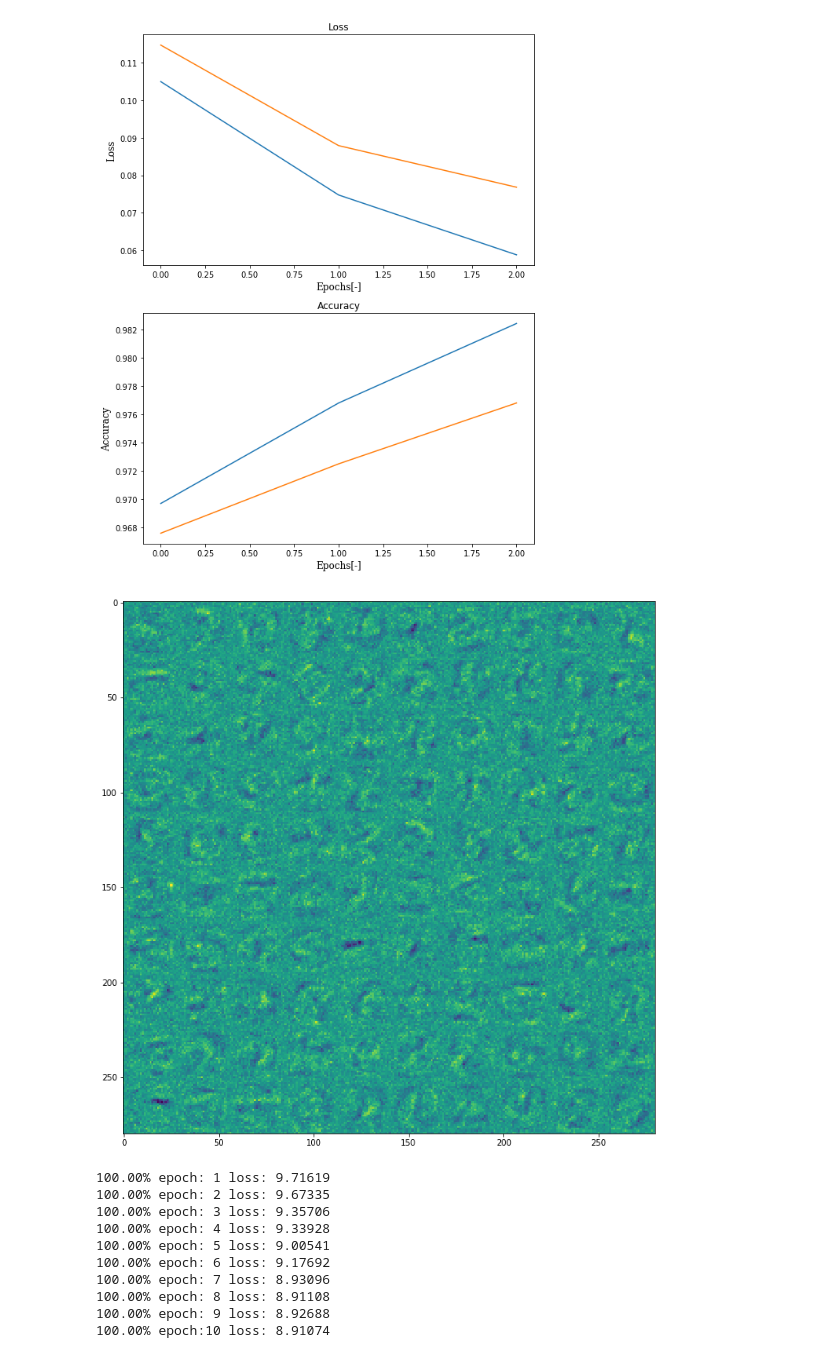
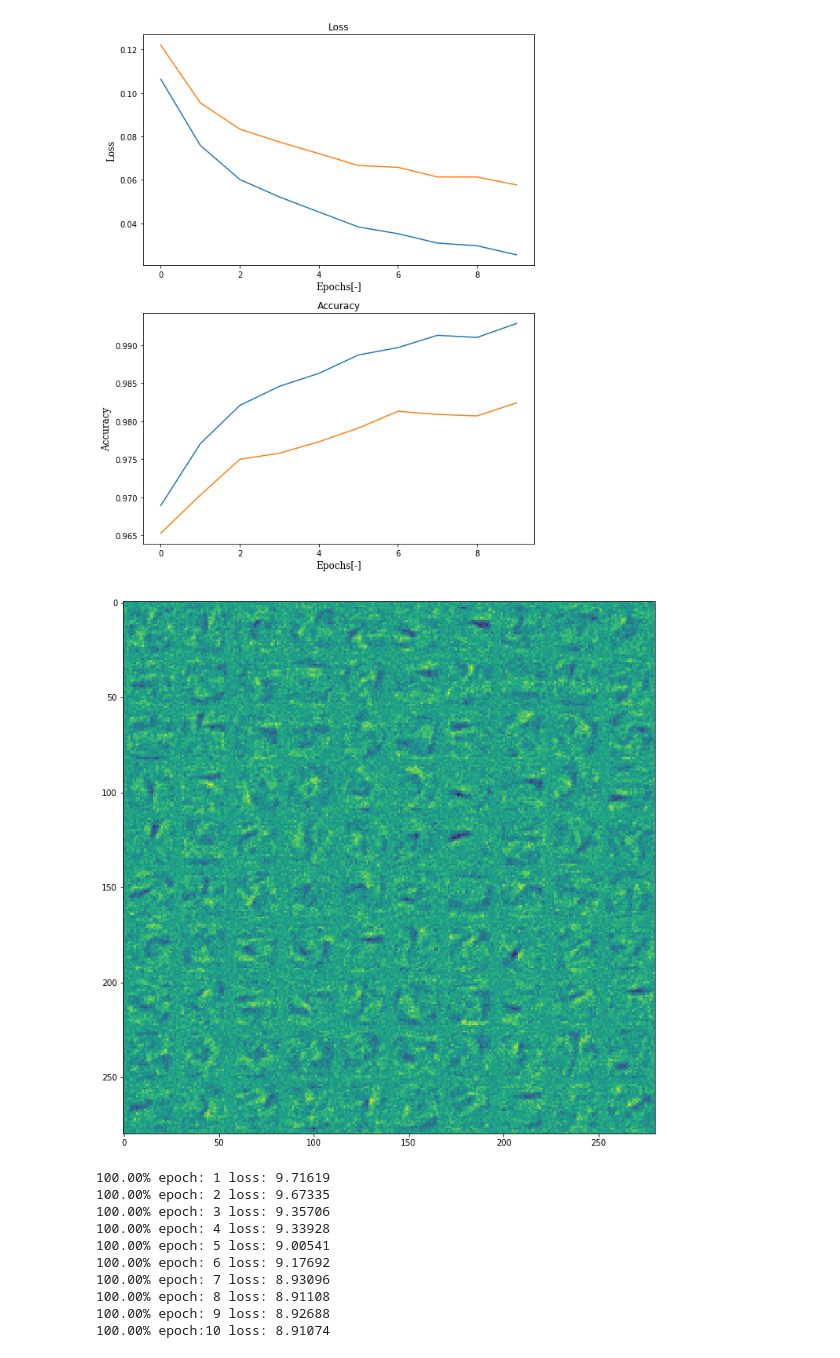
Before and after one commit to daichi-yoshikawa/dnnet, a Jupyter notebook: examples/mnist/mnist.ipynb, the cells around one changed output. Drawn from its saved outputs; the diff is of its cells as text; code cells hidden in the pictures.

```diff
--- a/examples/mnist/mnist.ipynb
+++ b/examples/mnist/mnist.ipynb
@@ -48,7 +48,8 @@ def get_mnist():
     return x, y
 
 dtype = np.float32
-model = NeuralNetwork(input_shape=784, dtype=dtype)
+model = NeuralNetwork(input_shape=(1, 28, 28), dtype=dtype)
+#model = NeuralNetwork(input_shape=784, dtype=dtype)
 model.add(DropoutLayer(drop_ratio=0.2))
 
 model.add(AffineLayer(output_shape=400, random_weight=RandomWeight.Type.he))
@@ -65,14 +66,14 @@ model.print_config()
 
 x, y = get_mnist()
 scale_normalization(x)
-#x = x.reshape(-1, 1, 28, 28)
+x = x.reshape(-1, 1, 28, 28)
 
 optimizer = AdaGrad(learning_rate=5e-2, weight_decay=1e-3, dtype=dtype)
 
 lc = model.fit(
         x=x,
         y=y,
-        epochs=3,
+        epochs=10,
         batch_size=100,
         optimizer=optimizer,
         loss_function=LossFunction.Type.multinomial_cross_entropy,
@@ -102,5 +106,5 @@ Load MNIST data ........ Done.
-[figure, old version]
+[figure, new version]
-[figure, old version]
+[figure, new version]
 # %%
 # Auto Encoder
 ae = NeuralNetwork(input_shape=(784), dtype=dtype)
```
Also changed, not shown: parts of 1 cell of this notebook, 1 other file.
